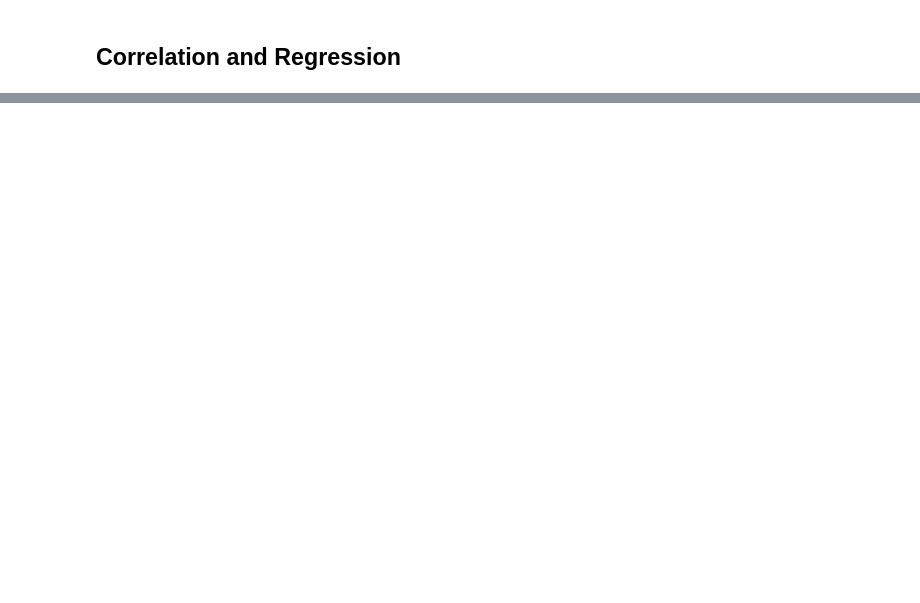
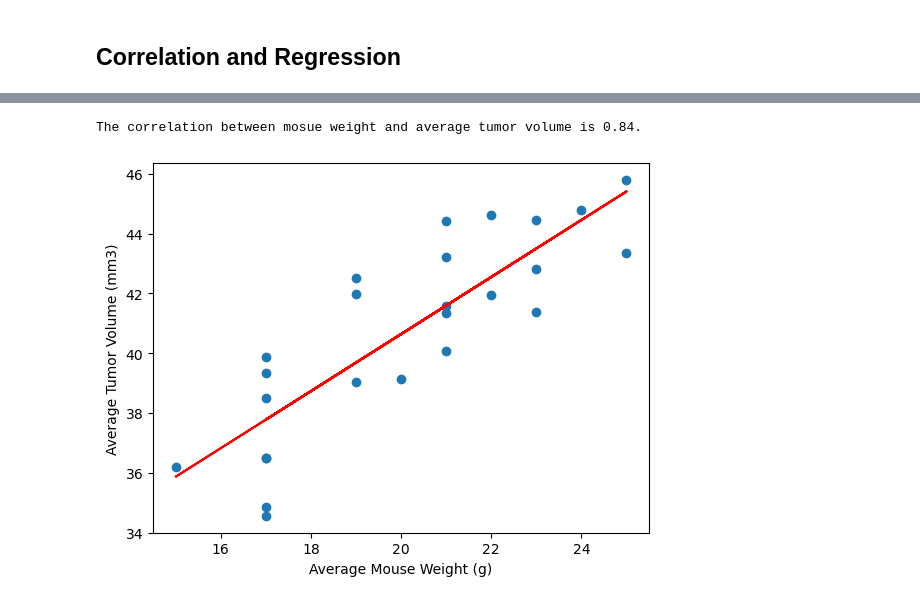
Before and after one commit to szuckerbrow/matplotlib-challenge, a Jupyter notebook: Pymaceuticals/pymaceuticals_starter.ipynb, the cells around one changed output, grey strips where cells are left out. Cells and saved outputs as stored; diff of their text form; code cells hidden in the pictures; blank space fills up the shorter version.

```diff
--- a/Pymaceuticals/pymaceuticals_starter.ipynb
+++ b/Pymaceuticals/pymaceuticals_starter.ipynb
@@ -272,0 +535,24 @@ The correlation between mouse weight and the average tumor volume is 0.84
+# %%
+# Calculate the correlation coefficient and a linear regression model
+# for mouse weight and average observed tumor volume for the entire Capomulin regimen
+data_capomulin_groupbymouse = data_capomulin.groupby(data_capomulin["Mouse ID"])
+
+mouse_weight_mean = data_capomulin_groupbymouse["Weight (g)"].mean()
+mouse_tumor_mean = data_capomulin_groupbymouse["Tumor Volume (mm3)"].mean()
+
+plt.scatter(mouse_weight_mean, mouse_tumor_mean)
+plt.xlabel("Average Mouse Weight (g)")
+plt.ylabel("Average Tumor Volume (mm3)")
+
+m, b, r_value, p_value, stderr = linregress(mouse_weight_mean, mouse_tumor_mean)
+correlation_coefficient = r_value
+lineq = m*mouse_weight_mean + b
+
+print(f"The correlation between mosue weight and average tumor volume is {round(correlation_coefficient,2)}.")
+
+plt.plot(mouse_weight_mean, lineq, color="red")
+
+plt.show()
+# %% [output]
+The correlation between mosue weight and average tumor volume is 0.84.
+[figure, added]
```
Also changed, not shown: parts of 15 cells of this notebook.
